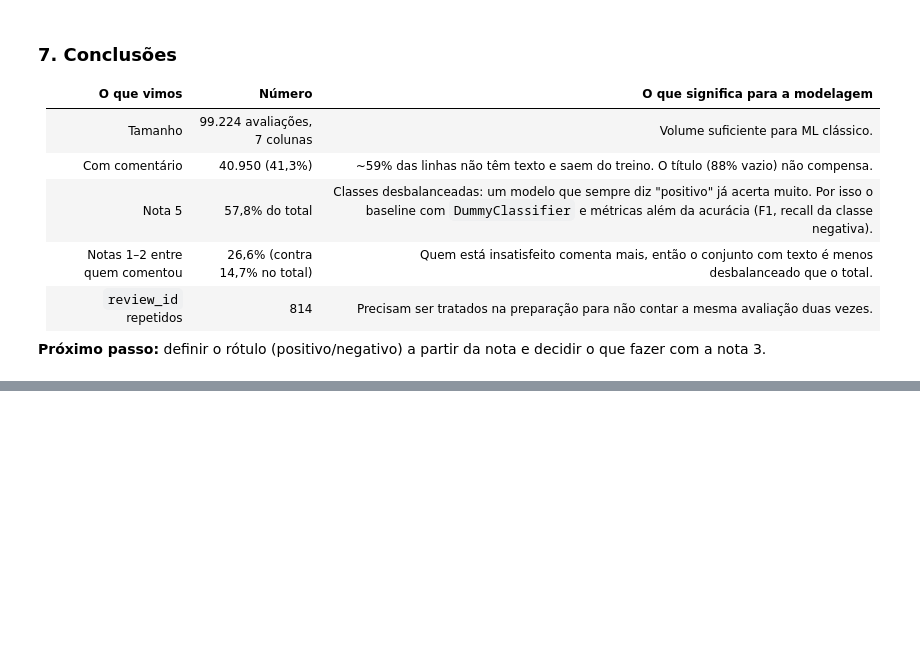
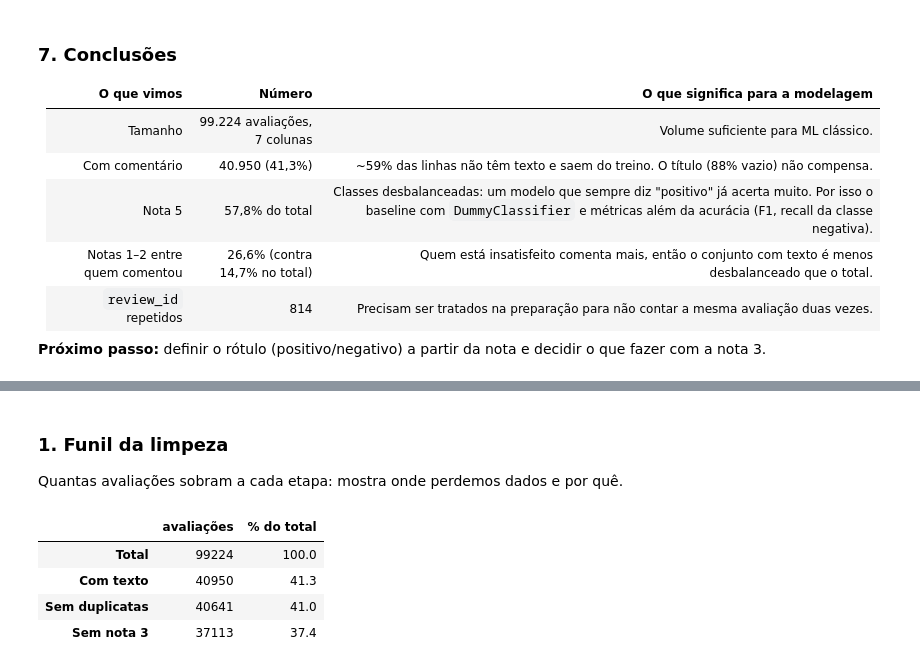
Before and after one commit to baxelin/delivery-ai, a Jupyter notebook: notebooks/v1_sentimento.ipynb, the cells around one changed output, grey strips where cells are left out. Saved outputs shown, nothing was run; the diff lists cells and outputs as text; code cells hidden in the pictures; blank space fills up the shorter version.

Commit message:
feat: aplica limpeza e rotulagem no notebook da v1

```diff
--- a/notebooks/v1_sentimento.ipynb
+++ b/notebooks/v1_sentimento.ipynb
@@ -25,7 +34,7 @@ BAR_COLOR = "#2a78d6"
 # %% [markdown]
 ### 2. Carregar e ver o tamanho
 # %%
-reviews = pd.read_csv(DATA_PATH)
+reviews = load_reviews()
 
 print(f"{reviews.shape[0]:,} linhas x {reviews.shape[1]} colunas")
 reviews.head()
@@ -108,0 +110,6 @@ Sem comentário: 58,274 (58.7%)
+# %%
+with_comment = keep_reviews_with_text(reviews)
+comment_share = len(with_comment) / len(reviews)
+
+print(f"Com comentário: {len(with_comment):,} ({comment_share:.1%})")
+print(f"Sem comentário: {len(reviews) - len(with_comment):,} ({1 - comment_share:.1%})")
@@ -139,0 +156,24 @@ pd.DataFrame(
+# %% [markdown]
+### 1. Funil da limpeza
+
+Quantas avaliações sobram a cada etapa: mostra onde perdemos dados e por quê.
+# %%
+without_duplicates = drop_duplicate_reviews(with_comment)
+without_neutral = drop_neutral_reviews(without_duplicates)
+
+funnel = pd.Series(
+    {
+        "Total": len(reviews),
+        "Com texto": len(with_comment),
+        "Sem duplicatas": len(without_duplicates),
+        "Sem nota 3": len(without_neutral),
+    },
+    name="avaliações",
+)
+funnel.to_frame().assign(**{"% do total": (funnel / len(reviews) * 100).round(1)})
+# %% [output]
+|  | avaliações | % do total |
+| Total | 99224 | 100.0 |
+| Com texto | 40950 | 41.3 |
+| Sem duplicatas | 40641 | 41.0 |
+| Sem nota 3 | 37113 | 37.4 |
```
Also changed, not shown: parts of 14 cells of this notebook, 1 other file.
